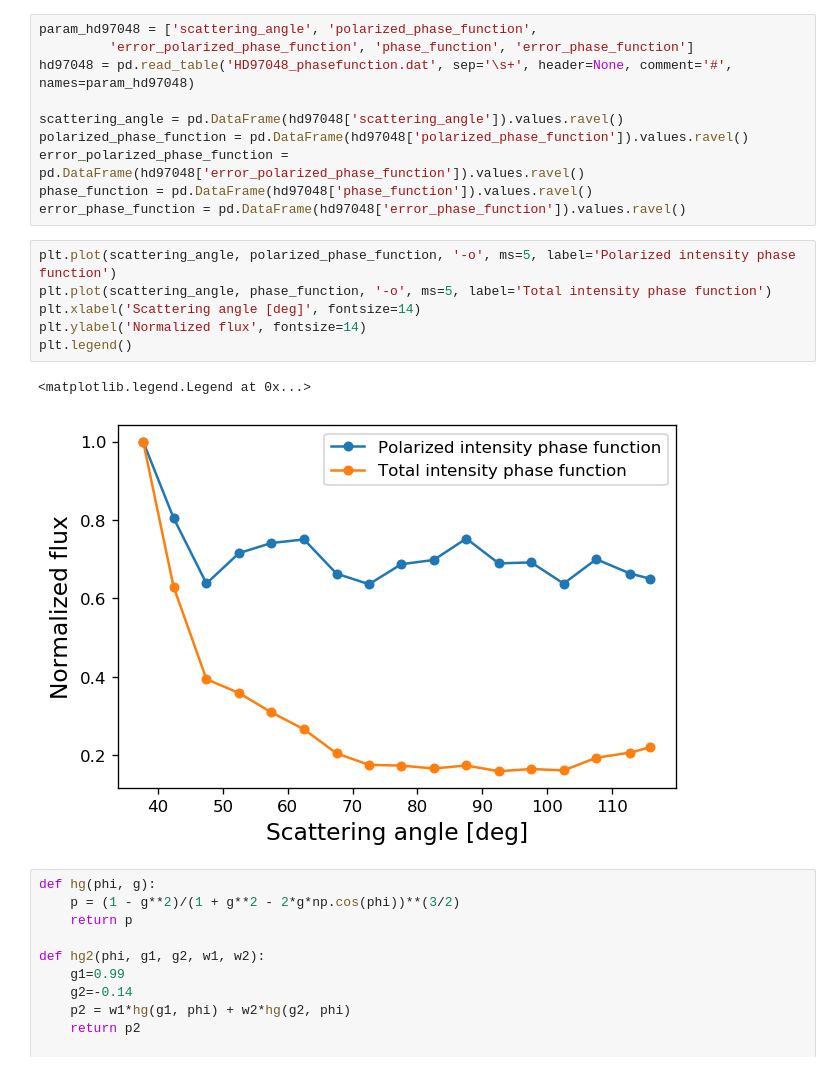
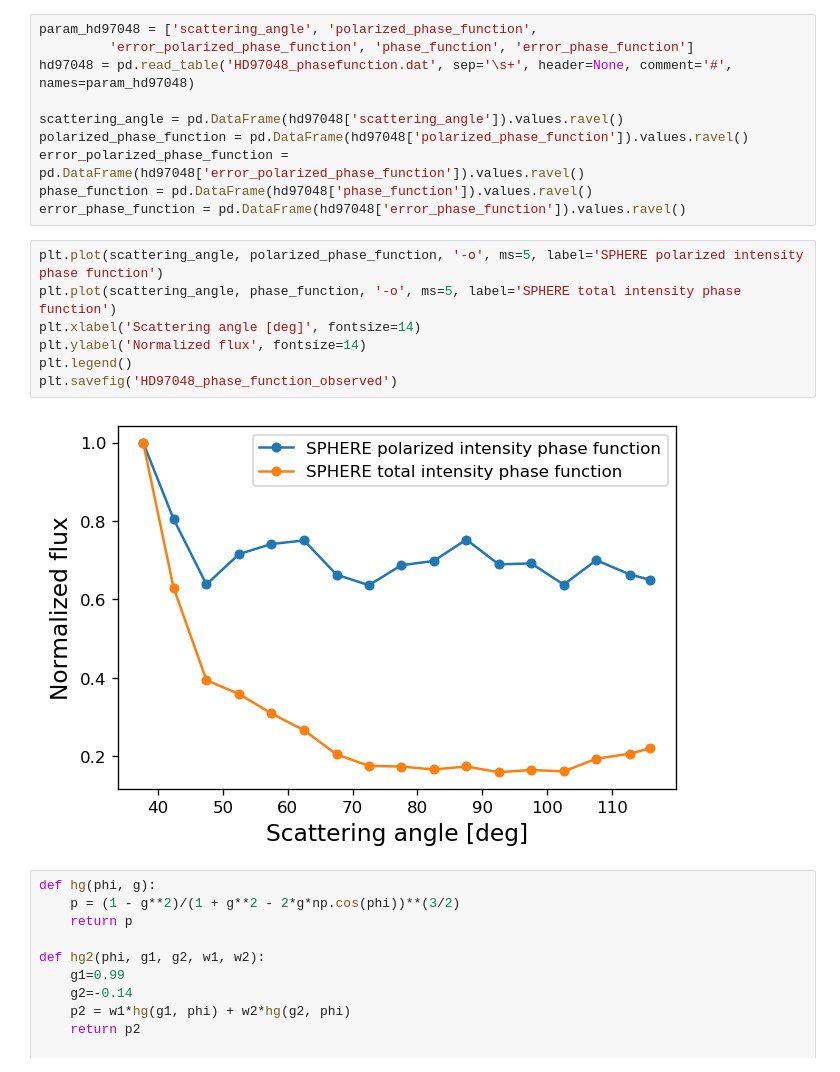
Before and after one commit to ruoyanwangdr/Cataloging-and-Visualizing-Cradles-of-Planet-Formation, a Jupyter notebook: diskmodel/disk_model_curve_fitting.ipynb, the cells around one changed output. Drawn from its saved outputs; the diff is of its cells as text.

```diff
--- a/diskmodel/disk_model_curve_fitting.ipynb
+++ b/diskmodel/disk_model_curve_fitting.ipynb
@@ -19,14 +19,14 @@ error_polarized_phase_function = pd.DataFrame(hd97048['error_polarized_phase_fun
 phase_function = pd.DataFrame(hd97048['phase_function']).values.ravel()
 error_phase_function = pd.DataFrame(hd97048['error_phase_function']).values.ravel()
 # %%
-plt.plot(scattering_angle, polarized_phase_function, '-o', ms=5, label='Polarized intensity phase function')
-plt.plot(scattering_angle, phase_function, '-o', ms=5, label='Total intensity phase function')
+plt.plot(scattering_angle, polarized_phase_function, '-o', ms=5, label='SPHERE polarized intensity phase function')
+plt.plot(scattering_angle, phase_function, '-o', ms=5, label='SPHERE total intensity phase function')
 plt.xlabel('Scattering angle [deg]', fontsize=14)
 plt.ylabel('Normalized flux', fontsize=14)
 plt.legend()
+plt.savefig('HD97048_phase_function_observed')
 # %% [output]
-<matplotlib.legend.Legend at 0x...>
-[figure, old version]
+[figure, new version]
 # %%
 def hg(phi, g):
     p = (1 - g**2)/(1 + g**2 - 2*g*np.cos(phi))**(3/2)
```
Also changed, not shown: parts of 1 cell of this notebook.
